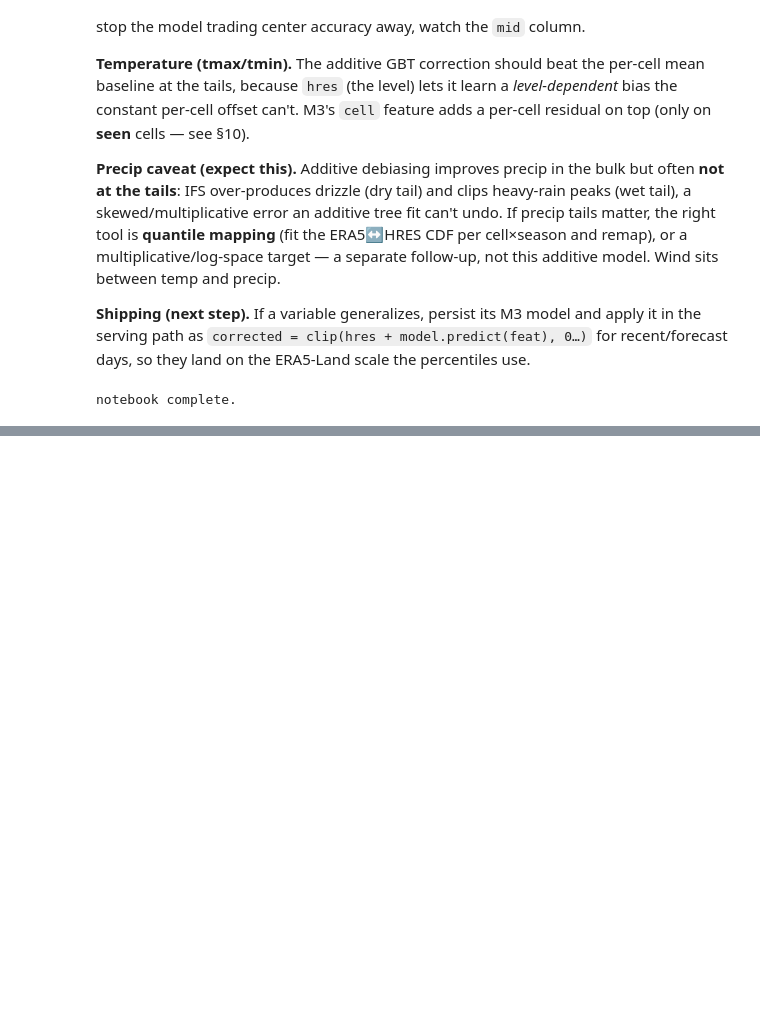
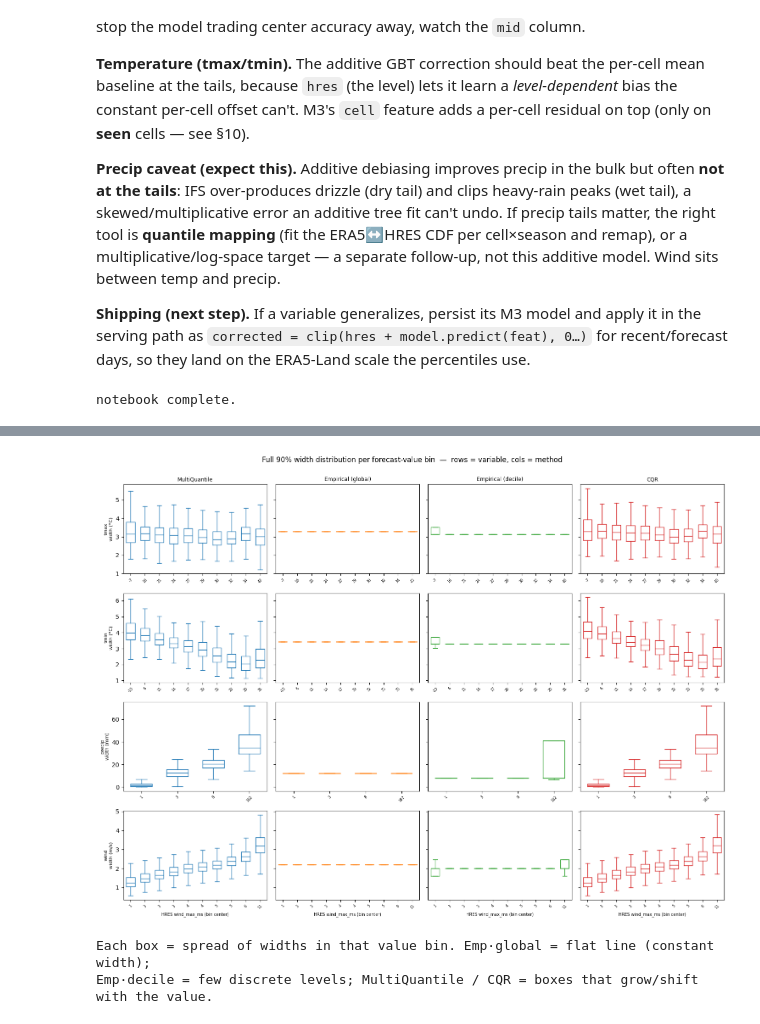
Before and after one commit to theitush/WeatherBaseline, a Jupyter notebook: scripts/bias_study/ml_debias.ipynb, the cells around one changed output, grey strips where cells are left out. Saved outputs shown, nothing was run; the diff lists cells and outputs as text; code cells hidden in the pictures; blank space fills up the shorter version.

```diff
--- a/scripts/bias_study/ml_debias.ipynb
+++ b/scripts/bias_study/ml_debias.ipynb
@@ -782,0 +975,36 @@ notebook complete.
+# %%
+# === 12d. Width DISTRIBUTION vs forecast value — boxplots, grid of variable x method ===
+# Boxes show the full spread of the 90% interval width within each equal-count value bin.
+ORDER  = ['MultiQuantile', 'Empirical (global)', 'Empirical (decile)', 'CQR']
+COLORS = {'MultiQuantile': 'tab:blue', 'Empirical (global)': 'tab:orange',
+          'Empirical (decile)': 'tab:green', 'CQR': 'tab:red'}
+NBINS = 10
+fig, axes = plt.subplots(len(VARS), len(ORDER), figsize=(15, 11),
+                         sharex='row', sharey='row')
+for r, v in enumerate(VARS):
+    n = v['name']; B = BANDS[n]; x = B['hres']
+    edges = np.unique(np.quantile(x, np.linspace(0, 1, NBINS + 1)))   # equal-count value bins
+    nb_   = len(edges) - 1
+    idx   = np.clip(np.digitize(x, edges[1:-1]), 0, nb_ - 1)
+    labels = [f'{0.5*(edges[b]+edges[b+1]):.0f}' for b in range(nb_)]  # bin-center value
+    for c, m in enumerate(ORDER):
+        ax = axes[r, c]
+        lo, hi = B['methods'][m]; w = np.clip(hi - lo, 0, None)
+        data = [w[idx == b] for b in range(nb_)]
+        col = COLORS[m]
+        ax.boxplot(data, showfliers=False, widths=0.6,
+                   medianprops=dict(color=col), boxprops=dict(color=col),
+                   whiskerprops=dict(color=col), capprops=dict(color=col))
+        ax.set_xticks(range(1, nb_ + 1)); ax.set_xticklabels(labels, rotation=45, fontsize=6)
+        if r == 0: ax.set_title(m, fontsize=9)
+        if c == 0: ax.set_ylabel(f'{n}\nwidth ({B["unit"]})', fontsize=8)
+        if r == len(VARS) - 1: ax.set_xlabel(f'HRES {v["col"]} (bin center)', fontsize=7)
+fig.suptitle('Full 90% width distribution per forecast-value bin  —  rows = variable, cols = method',
+             y=1.0)
+plt.tight_layout(); plt.show()
+print('Each box = spread of widths in that value bin. Emp·global = flat line (constant width);')
+print('Emp·decile = few discrete levels; MultiQuantile / CQR = boxes that grow/shift with the value.')
+# %% [output]
+[figure, added]
+Each box = spread of widths in that value bin. Emp·global = flat line (constant width);
+Emp·decile = few discrete levels; MultiQuantile / CQR = boxes that grow/shift with the value.
```
Also changed, not shown: parts of 8 cells of this notebook.
